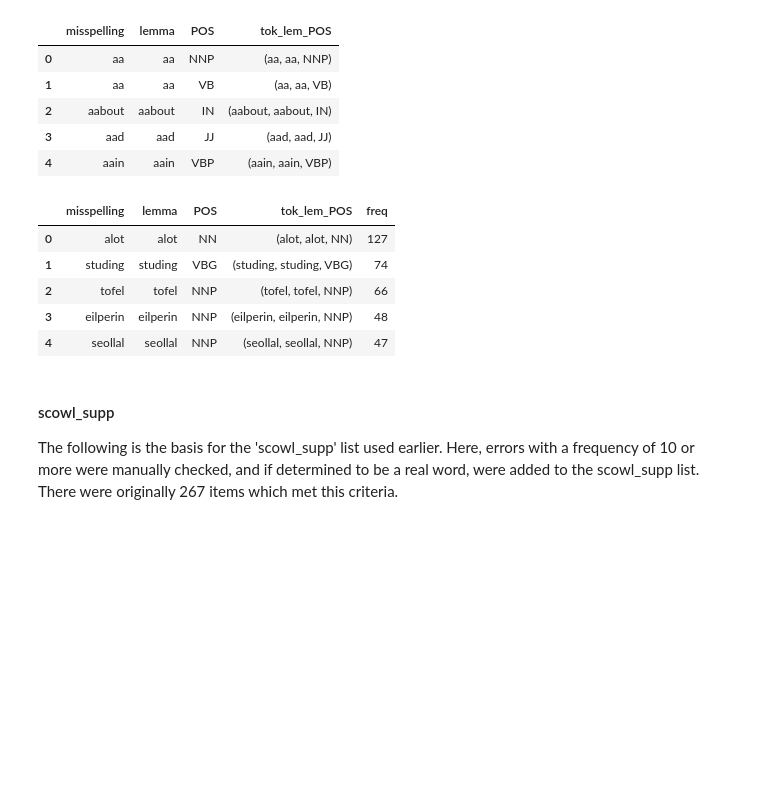
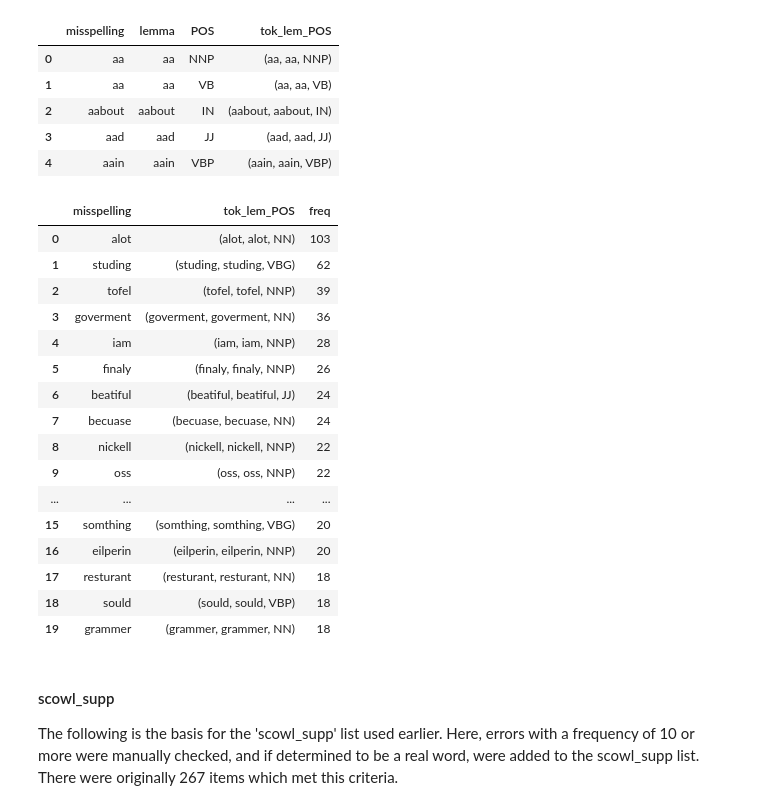
Before and after one commit to ELI-Data-Mining-Group/PELIC-spelling, a Jupyter notebook: PELIC_spelling.ipynb, the cells around one changed output. Cells and saved outputs as stored; diff of their text form; code cells hidden in the pictures; blank space fills up the shorter version.

```diff
--- a/PELIC_spelling.ipynb
+++ b/PELIC_spelling.ipynb
@@ -386,10 +508,10 @@ total_bigrams[:5]
 # %%
 # Creating frequency dictionaries for unigrams and bigrams
 
-misspell_freq_dict = {}
-for word in total_misspellings:
-    if word not in misspell_freq_dict:
-        misspell_freq_dict[word] = 1
+unigram_misspell_freq_dict = {}
+for word in total_unigram_misspell:
+    if word not in unigram_misspell_freq_dict:
+        unigram_misspell_freq_dict[word] = 1
     else:
-        misspell_freq_dict[word] += 1
+        unigram_misspell_freq_dict[word] += 1
 # %%
@@ -406,6 +532,8 @@ print(random.sample(list(misspell_freq_dict),5))
 # %%
 # Remove duplicates
 
-final_misspellings = sorted(list(set(total_misspellings)))
-len(final_misspellings)
+final_unigram_misspellings = sorted(list(set(total_unigram_misspell)))
+final_bigram_misspellings = sorted(list(set(total_bigram_misspell)))
+print(len(final_unigram_misspellings))
+print(len(final_bigram_misspellings))
 # %% [output]
@@ -413,7 +542,7 @@ len(final_misspellings)
 # %%
 # Constructing misspell_df
 
-misspell_df = pd.DataFrame(final_misspellings)
+misspell_df = pd.DataFrame(final_unigram_misspellings)
 misspell_df.head()
 # %% [output]
 |  | 0 | 1 | 2 |
@@ -441,22 +570,37 @@ misspell_df.head()
 # %%
 # Mapping dictionary to DataFrame
 
-misspell_df['freq'] = misspell_df['tok_lem_POS'].map(misspell_freq_dict)
+misspell_df['freq'] = misspell_df['tok_lem_POS'].map(unigram_misspell_freq_dict)
 # %%
 # Sorting by frequency
 
 misspell_df = misspell_df.sort_values(by=['freq'], ascending=False)
 # %%
-# Resetting index
+# Resetting index and deleting unnecesary columns
+
 misspell_df = misspell_df.reset_index(drop = True)
-misspell_df.head()
+del misspell_df['lemma']
+del misspell_df['POS']
+
+misspell_df.head(20)
 # %% [output]
-|  | misspelling | lemma | POS | tok_lem_POS | freq |
-| 0 | alot | alot | NN | (alot, alot, NN) | 127 |
-| 1 | studing | studing | VBG | (studing, studing, VBG) | 74 |
-| 2 | tofel | tofel | NNP | (tofel, tofel, NNP) | 66 |
-| 3 | eilperin | eilperin | NNP | (eilperin, eilperin, NNP) | 48 |
-| 4 | seollal | seollal | NNP | (seollal, seollal, NNP) | 47 |
+|  | misspelling | tok_lem_POS | freq |
+| 0 | alot | (alot, alot, NN) | 103 |
+| 1 | studing | (studing, studing, VBG) | 62 |
+| 2 | tofel | (tofel, tofel, NNP) | 39 |
+| 3 | goverment | (goverment, goverment, NN) | 36 |
+| 4 | iam | (iam, iam, NNP) | 28 |
+| 5 | finaly | (finaly, finaly, NNP) | 26 |
+| 6 | beatiful | (beatiful, beatiful, JJ) | 24 |
+| 7 | becuase | (becuase, becuase, NN) | 24 |
+| 8 | nickell | (nickell, nickell, NNP) | 22 |
+| 9 | oss | (oss, oss, NNP) | 22 |
+| ... | ... | ... | ... |
+| 15 | somthing | (somthing, somthing, VBG) | 20 |
+| 16 | eilperin | (eilperin, eilperin, NNP) | 20 |
+| 17 | resturant | (resturant, resturant, NN) | 18 |
+| 18 | sould | (sould, sould, VBP) | 18 |
+| 19 | grammer | (grammer, grammer, NN) | 18 |
 # %% [markdown]
 #### scowl_supp
 The following is the basis for the 'scowl_supp' list used earlier. Here, errors with a frequency of 10 or more were manually checked, and if determined to be a real word, were added to the scowl_supp list. There were originally 267 items which met this criteria.
```
Also changed, not shown: parts of 84 cells of this notebook, 4 other files.
